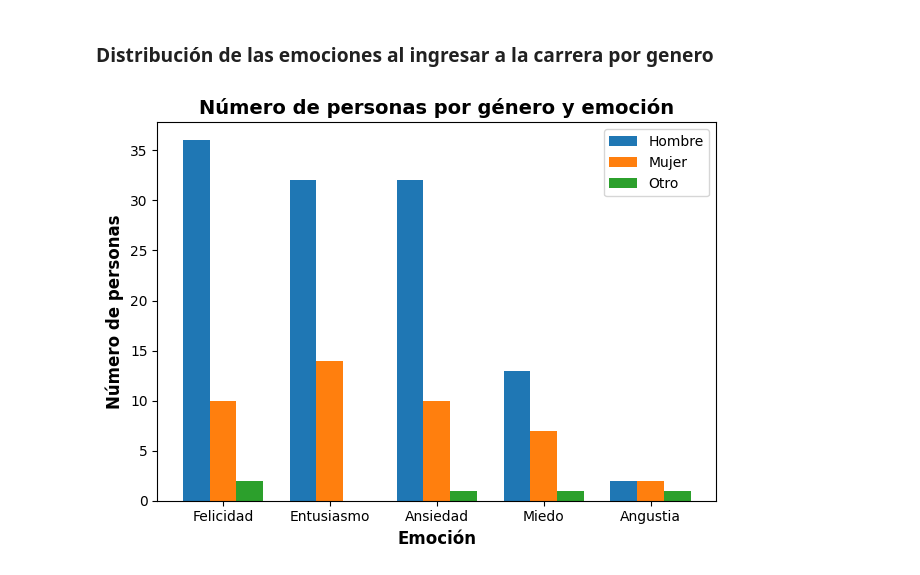
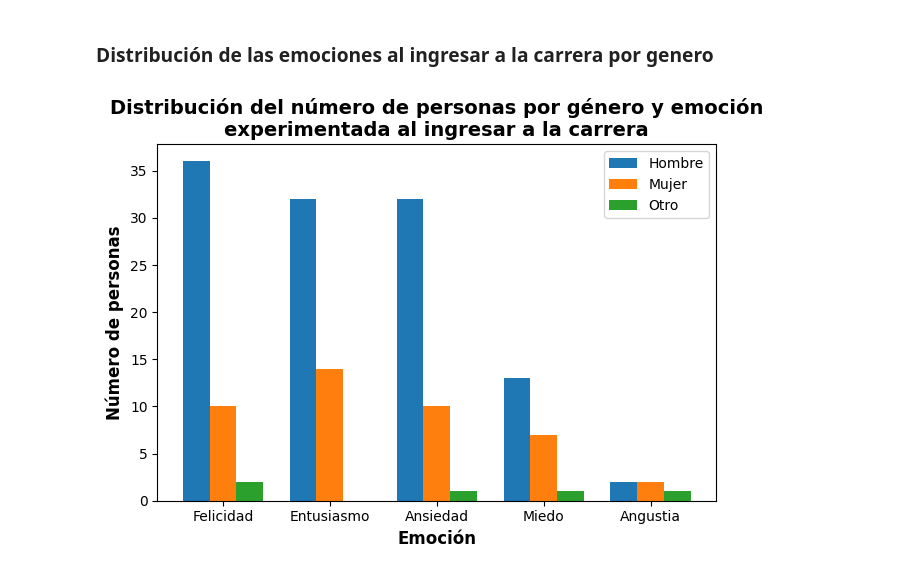
Before and after one commit to L4F7/Data_analysis_with_Python, a Jupyter notebook: survey_data_analysis.ipynb, the cells around one changed output. Cells and saved outputs as stored; diff of their text form; code cells hidden in the pictures.

```diff
--- a/survey_data_analysis.ipynb
+++ b/survey_data_analysis.ipynb
@@ -107,32 +107,32 @@ fearful_others = data[(data[gender_col] != 'Mujer') & (data[gender_col] != 'Homb
 distressed_others = data[(data[gender_col] != 'Mujer') & (data[gender_col] != 'Hombre') & (data[emotional_response_col].str.contains(distress, na=False))].shape[0]
 
 # Get the counts for each emotional response by gender
 male_counts = [happy_males, enthusiastic_males, anxious_males, fearful_males, distressed_males]
 female_counts = [happy_females, enthusiastic_females, anxious_females, fearful_females, distressed_females]
 other_counts = [happy_others, enthusiastic_others, anxious_others, fearful_others, distressed_others]
 
 # Define the labels for the emotional responses
 emotional_labels = ['Felicidad', 'Entusiasmo', 'Ansiedad', 'Miedo', 'Angustia']
 
 # Define the index for the bars
 index = np.arange(len(emotional_labels))
 
 # Define the width of each bar
 bar_width = 0.25
 
 # Plotting the bars
 plt.bar(index - bar_width, male_counts, bar_width, label='Hombre')
 plt.bar(index, female_counts, bar_width, label='Mujer')
 plt.bar(index + bar_width, other_counts, bar_width, label='Otro')
 
 # Adding labels, title, and legend
 plt.xlabel('Emoción', fontsize=12, fontweight='bold')
 plt.ylabel('Número de personas', fontsize=12, fontweight='bold')
-plt.title('Número de personas por género y emoción al ingresar a la carrera', fontsize=14, fontweight='bold')
+plt.title('Distribución del número de personas por género y emoción\nexperimentada al ingresar a la carrera', fontsize=14, fontweight='bold')
 plt.xticks(index, emotional_labels)
 plt.legend()
 plt.tight_layout()
 plt.savefig('results/emotional_response_by_gender.png', bbox_inches='tight')
 plt.show()
 # %% [output]
-[figure, old version]
+[figure, new version]
```
Also changed, not shown: parts of 2 cells of this notebook.
